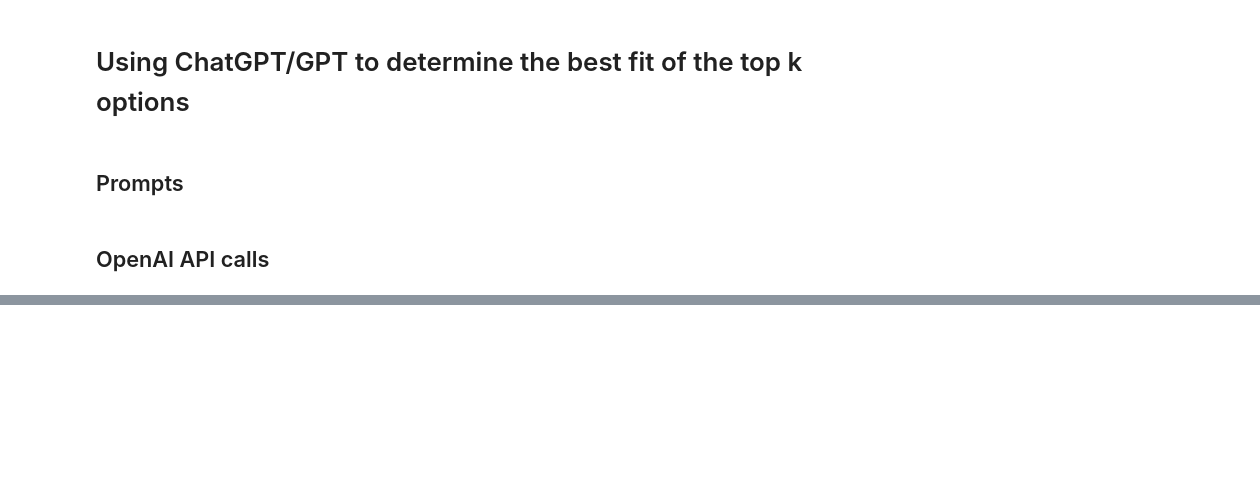
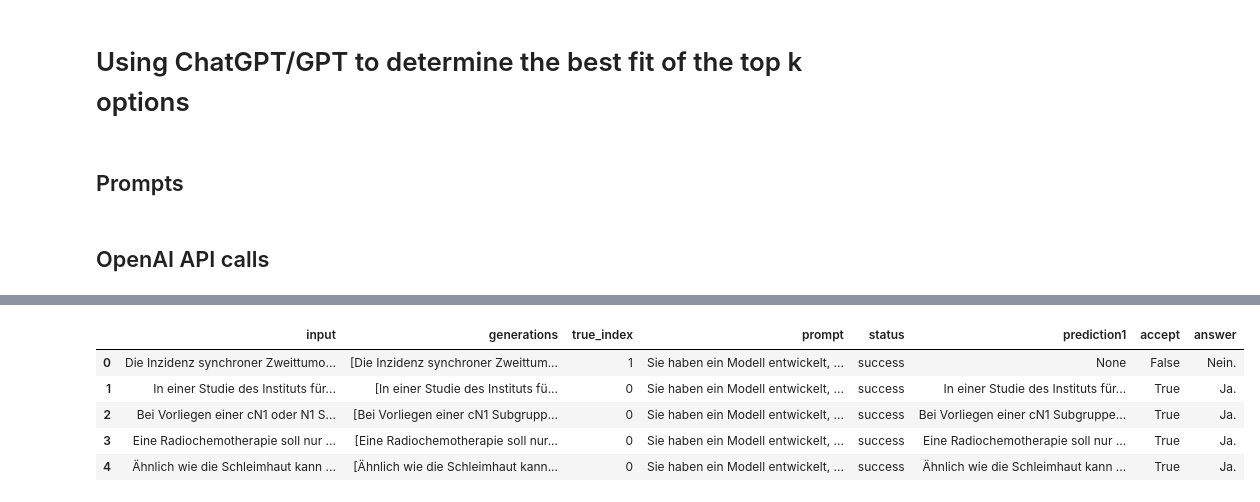
Before and after one commit to hpi-dhc/ggponc_ellipses, a Jupyter notebook: notebooks/05_TopK.ipynb, the cells around one changed output, grey strips where cells are left out. Drawn from its saved outputs; the diff is of its cells as text; code cells hidden in the pictures; blank space fills up the shorter version.

```diff
--- a/notebooks/05_TopK.ipynb
+++ b/notebooks/05_TopK.ipynb
@@ -30,0 +47,3 @@ model = AutoModelForSeq2SeqLM.from_pretrained("../data/model")
+# %%
+output_path = Path(f'results_{SPLIT}')
+output_path.mkdir(exist_ok=True)
@@ -294,0 +452,10 @@ scores
+# %%
+prompt2predictions_1 = pd.read_parquet(output_path / 'prompt2predictions_1.parquet')
+prompt2predictions_1.head()
+# %% [output]
+|  | input | generations | true_index | prompt | status | prediction1 | accept | answer |
+| 0 | Die Inzidenz synchroner Zweittumo... | [Die Inzidenz synchroner Zweittum... | 1 | Sie haben ein Modell entwickelt, ... | success | None | False | Nein. |
+| 1 | In einer Studie des Instituts für... | [In einer Studie des Instituts fü... | 0 | Sie haben ein Modell entwickelt, ... | success | In einer Studie des Instituts für... | True | Ja. |
+| 2 | Bei Vorliegen einer cN1 oder N1 S... | [Bei Vorliegen einer cN1 Subgrupp... | 0 | Sie haben ein Modell entwickelt, ... | success | Bei Vorliegen einer cN1 Subgruppe... | True | Ja. |
+| 3 | Eine Radiochemotherapie soll nur ... | [Eine Radiochemotherapie soll nur... | 0 | Sie haben ein Modell entwickelt, ... | success | Eine Radiochemotherapie soll nur ... | True | Ja. |
+| 4 | Ähnlich wie die Schleimhaut kann ... | [Ähnlich wie die Schleimhaut kann... | 0 | Sie haben ein Modell entwickelt, ... | success | Ähnlich wie die Schleimhaut kann ... | True | Ja. |
```
Also changed, not shown: parts of 77 cells of this notebook, 2 other files.
